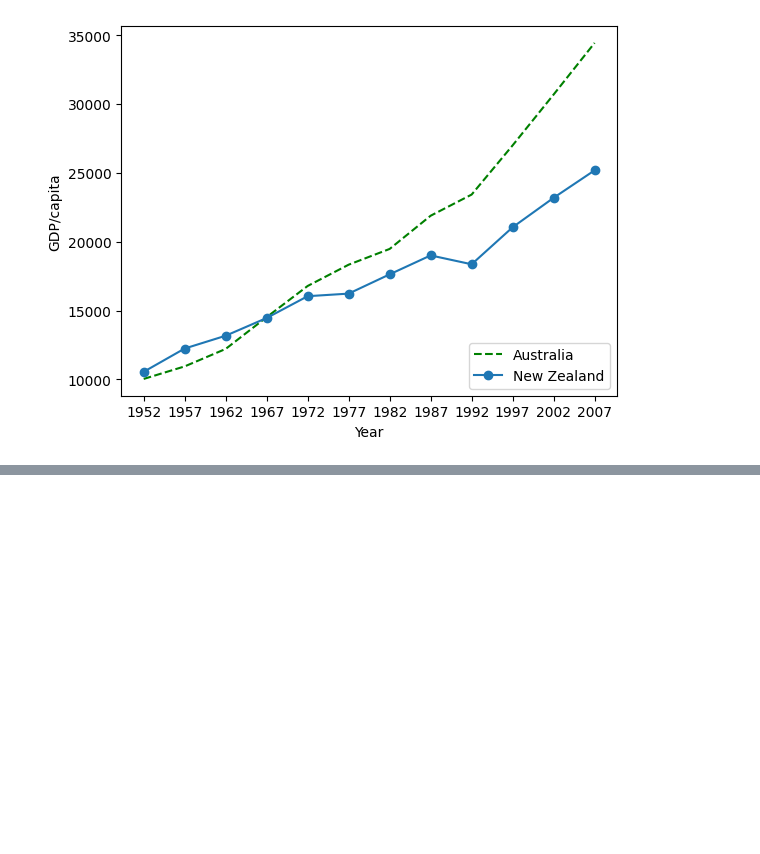
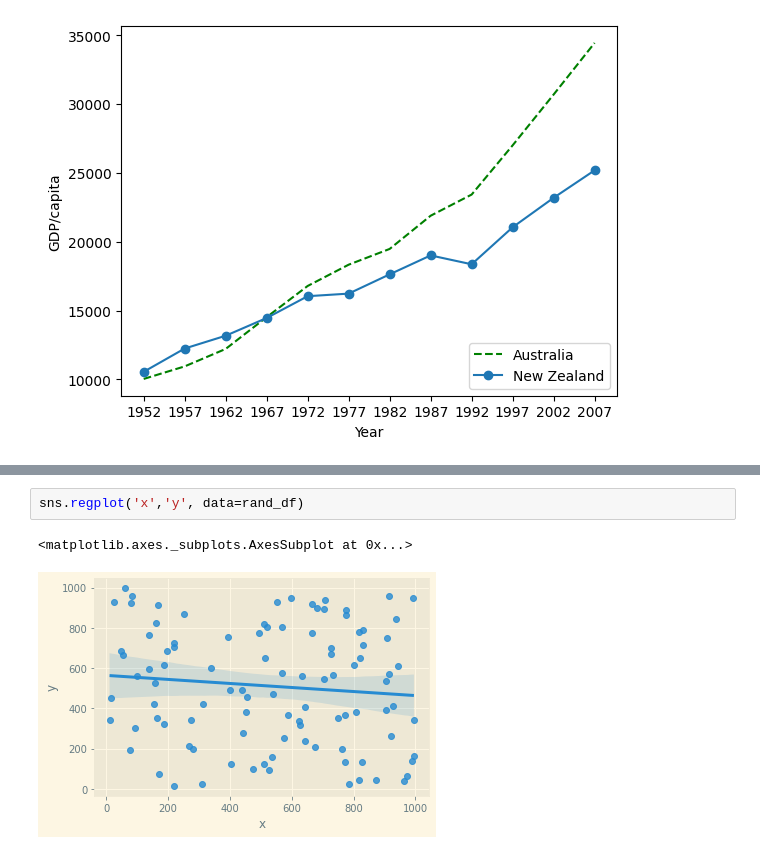
Before and after one commit to garretgaddy/practcomp_2022, a Jupyter notebook: PracComp2022.ipynb, the cells around one changed output, grey strips where cells are left out. Cells and saved outputs as stored; diff of their text form; blank space fills up the shorter version.

```diff
--- a/PracComp2022.ipynb
+++ b/PracComp2022.ipynb
@@ -588,0 +647,5 @@ plt.legend(loc='lower right')
+# %%
+sns.regplot('x','y', data=rand_df)
+# %% [output]
+<matplotlib.axes._subplots.AxesSubplot at 0x...>
+[figure, added]
```
Also changed, not shown: parts of 17 cells of this notebook.
